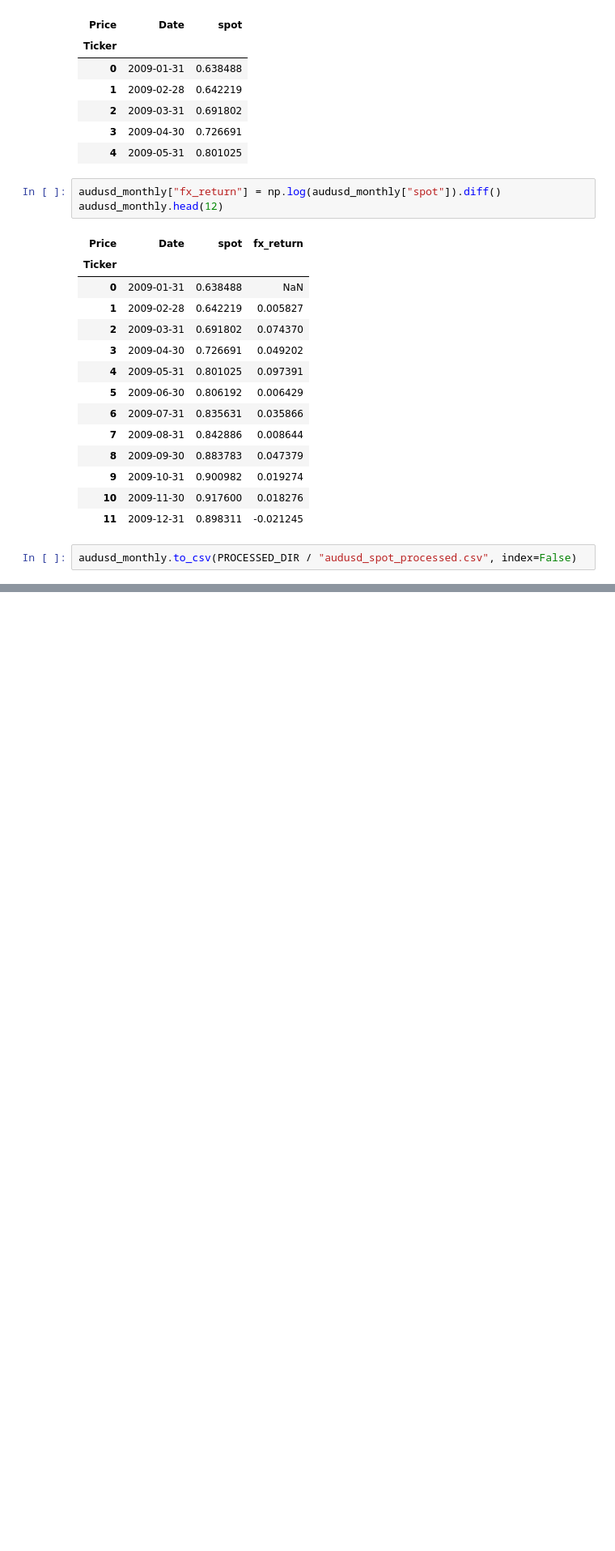
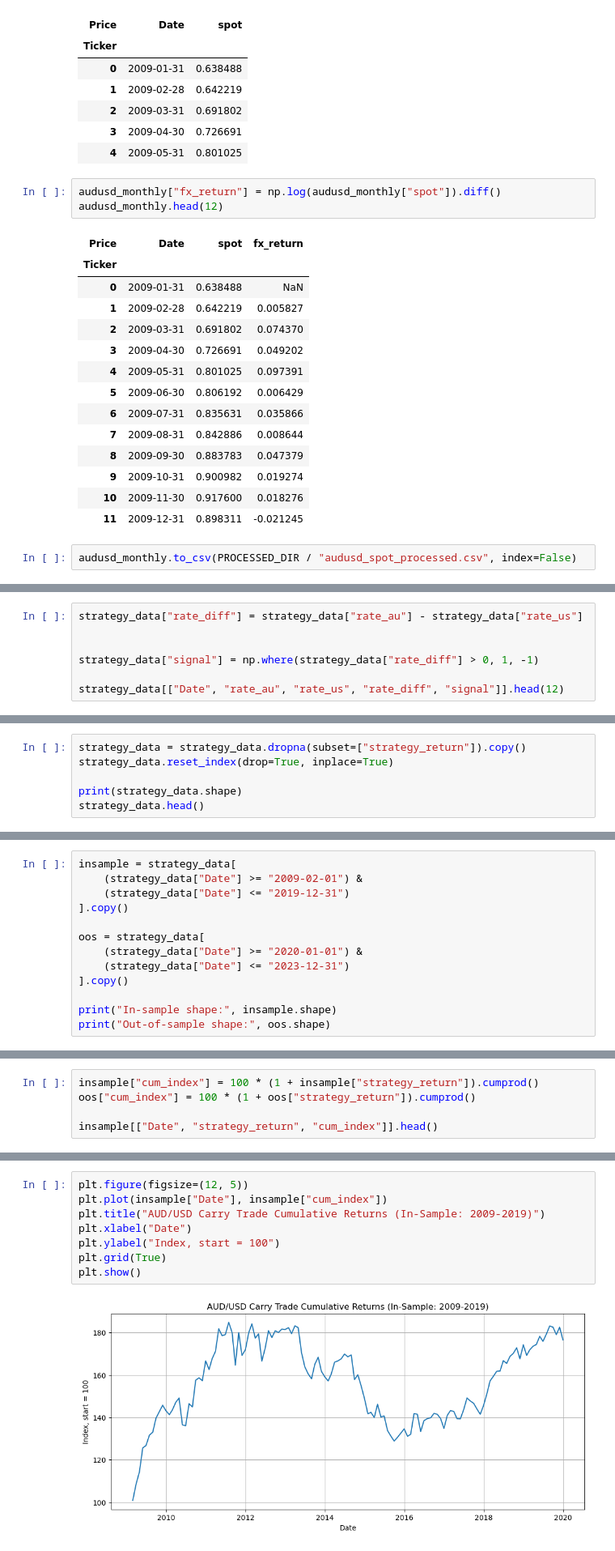
Before and after one commit to marwanferreira/audusd-carry-uip-ppp, a Jupyter notebook: notebooks/03_part3_carry_trade_audusd.ipynb, the cells around one changed output, grey strips where cells are left out. Shown at 81% size. Saved outputs shown, nothing was run; the diff lists cells and outputs as text; blank space fills up the shorter version.

```diff
--- a/notebooks/03_part3_carry_trade_audusd.ipynb
+++ b/notebooks/03_part3_carry_trade_audusd.ipynb
@@ -248,0 +570,7 @@ audusd_monthly.to_csv(PROCESSED_DIR / "audusd_spot_processed.csv", index=False)
+# %%
+strategy_data["rate_diff"] = strategy_data["rate_au"] - strategy_data["rate_us"]
+
+
+strategy_data["signal"] = np.where(strategy_data["rate_diff"] > 0, 1, -1)
+
+strategy_data[["Date", "rate_au", "rate_us", "rate_diff", "signal"]].head(12)
@@ -248,0 +621,6 @@ audusd_monthly.to_csv(PROCESSED_DIR / "audusd_spot_processed.csv", index=False)
+# %%
+strategy_data = strategy_data.dropna(subset=["strategy_return"]).copy()
+strategy_data.reset_index(drop=True, inplace=True)
+
+print(strategy_data.shape)
+strategy_data.head()
@@ -248,0 +635,13 @@ audusd_monthly.to_csv(PROCESSED_DIR / "audusd_spot_processed.csv", index=False)
+# %%
+insample = strategy_data[
+    (strategy_data["Date"] >= "2009-02-01") &
+    (strategy_data["Date"] <= "2019-12-31")
+].copy()
+
+oos = strategy_data[
+    (strategy_data["Date"] >= "2020-01-01") &
+    (strategy_data["Date"] <= "2023-12-31")
+].copy()
+
+print("In-sample shape:", insample.shape)
+print("Out-of-sample shape:", oos.shape)
@@ -248,0 +651,5 @@ audusd_monthly.to_csv(PROCESSED_DIR / "audusd_spot_processed.csv", index=False)
+# %%
+insample["cum_index"] = 100 * (1 + insample["strategy_return"]).cumprod()
+oos["cum_index"] = 100 * (1 + oos["strategy_return"]).cumprod()
+
+insample[["Date", "strategy_return", "cum_index"]].head()
@@ -248,0 +663,10 @@ audusd_monthly.to_csv(PROCESSED_DIR / "audusd_spot_processed.csv", index=False)
+# %%
+plt.figure(figsize=(12, 5))
+plt.plot(insample["Date"], insample["cum_index"])
+plt.title("AUD/USD Carry Trade Cumulative Returns (In-Sample: 2009-2019)")
+plt.xlabel("Date")
+plt.ylabel("Index, start = 100")
+plt.grid(True)
+plt.show()
+# %% [output]
+[figure, added]
```
Also changed, not shown: parts of 27 cells of this notebook, 1 other file.
